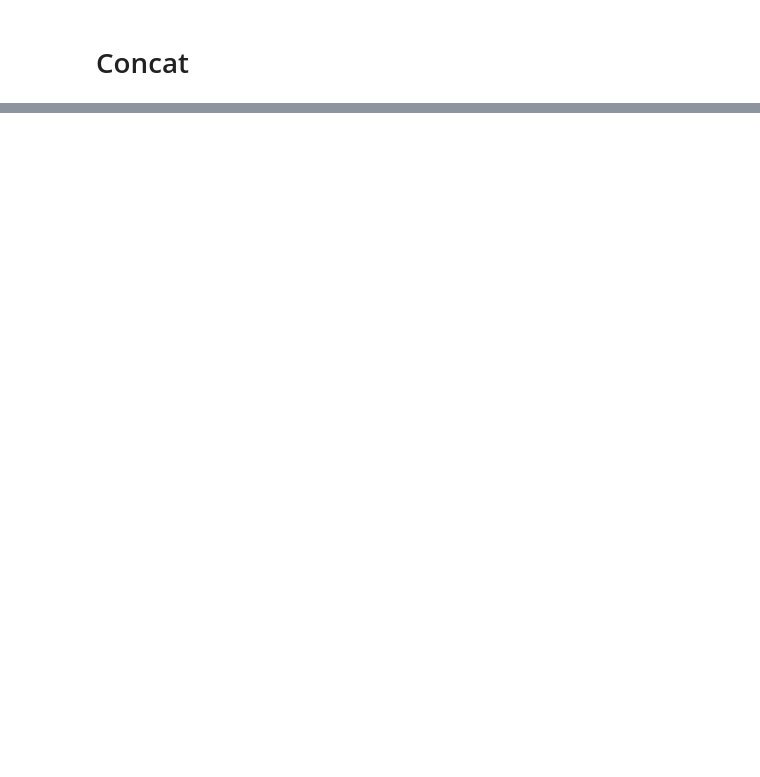
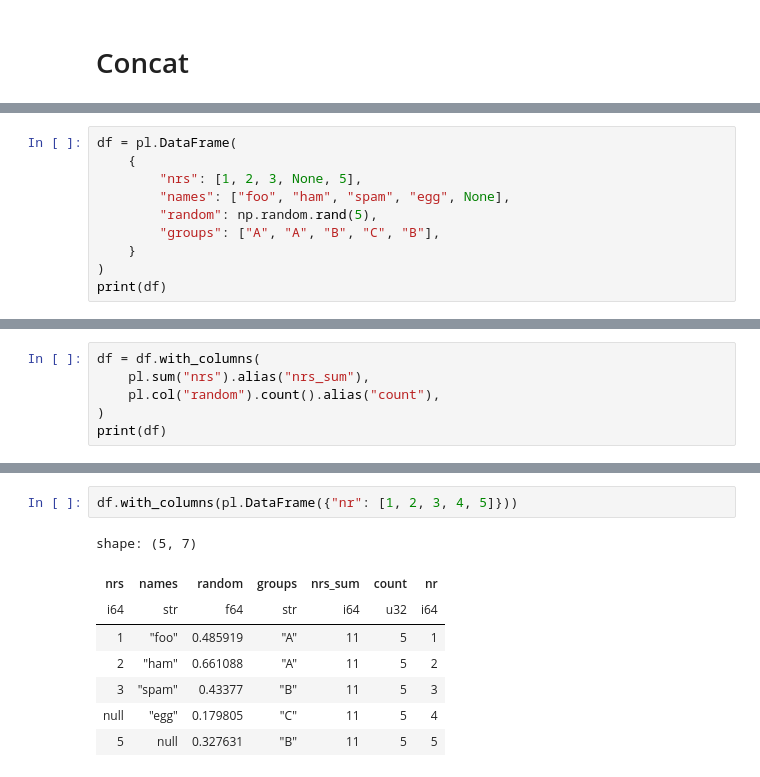
Before and after one commit to albertodiazdurana/learning_polars, a Jupyter notebook: Polars_User_Guide/getting_started_polars.ipynb, the cells around one changed output, grey strips where cells are left out. Cells and saved outputs as stored; diff of their text form; blank space fills up the shorter version.

```diff
--- a/Polars_User_Guide/getting_started_polars.ipynb
+++ b/Polars_User_Guide/getting_started_polars.ipynb
@@ -438,0 +548,10 @@ shape: (8, 5)
+# %%
+df = pl.DataFrame(
+    {
+        "nrs": [1, 2, 3, None, 5],
+        "names": ["foo", "ham", "spam", "egg", None],
+        "random": np.random.rand(5),
+        "groups": ["A", "A", "B", "C", "B"],
+    }
+)
+print(df)
@@ -438,0 +603,6 @@ shape: (8, 5)
+# %%
+df = df.with_columns(
+    pl.sum("nrs").alias("nrs_sum"),
+    pl.col("random").count().alias("count"),
+)
+print(df)
@@ -438,0 +683,11 @@ shape: (8, 5)
+# %%
+df.with_columns(pl.DataFrame({"nr": [1, 2, 3, 4, 5]}))
+# %% [output]
+shape: (5, 7)
+| nrs | names | random | groups | nrs_sum | count | nr |
+| i64 | str | f64 | str | i64 | u32 | i64 |
+| 1 | "foo" | 0.485919 | "A" | 11 | 5 | 1 |
+| 2 | "ham" | 0.661088 | "A" | 11 | 5 | 2 |
+| 3 | "spam" | 0.43377 | "B" | 11 | 5 | 3 |
+| null | "egg" | 0.179805 | "C" | 11 | 5 | 4 |
+| 5 | null | 0.327631 | "B" | 11 | 5 | 5 |
```
Also changed, not shown: parts of 26 cells of this notebook, 1 other file.
